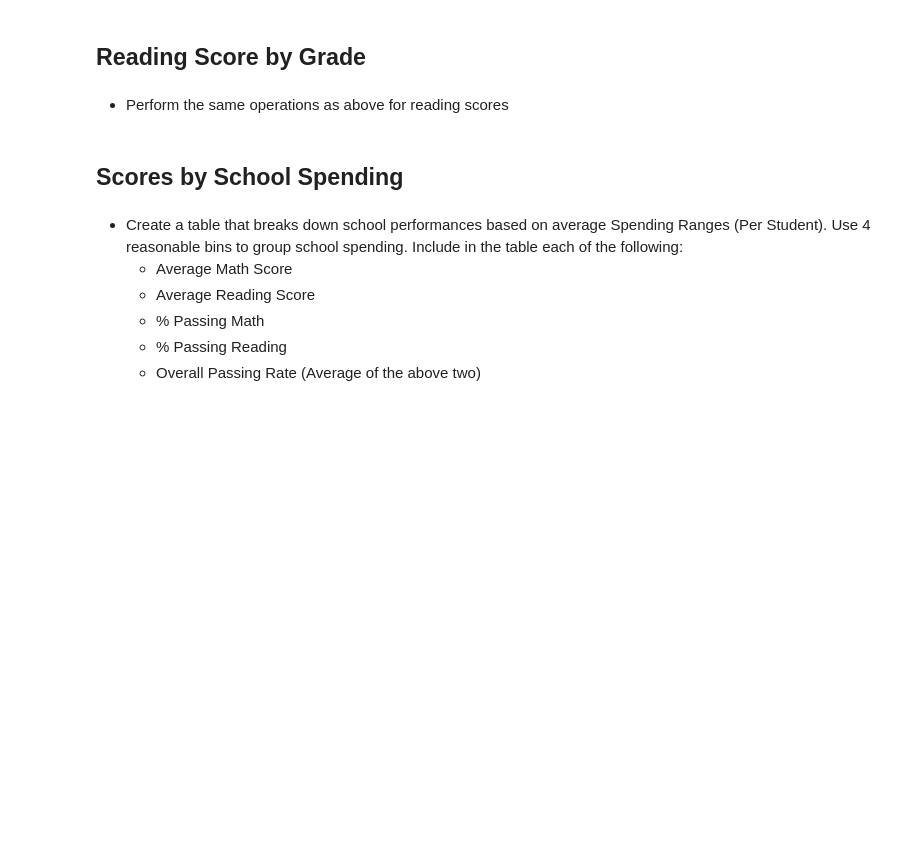
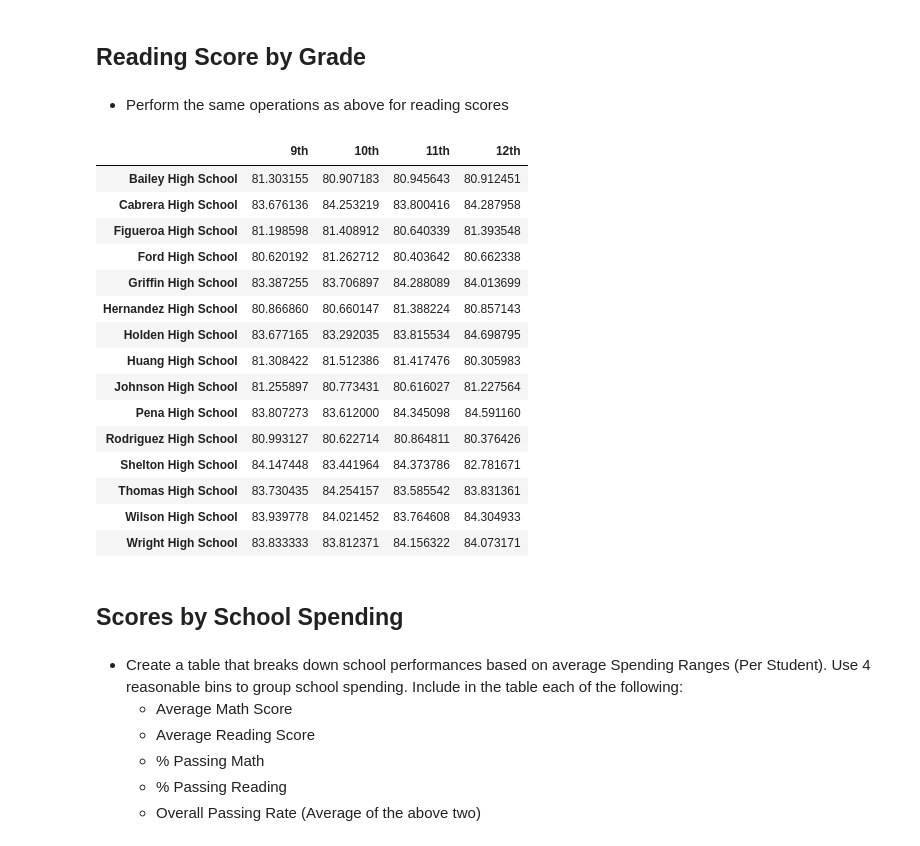
Before and after one commit to Asiha14/pandas-challenge, a Jupyter notebook: PyCitySchools/PyCitySchools_starter.ipynb, the cells around one changed output. Cells and saved outputs as stored; diff of their text form; code cells hidden in the pictures; blank space fills up the shorter version.

```diff
--- a/PyCitySchools/PyCitySchools_starter.ipynb
+++ b/PyCitySchools/PyCitySchools_starter.ipynb
@@ -305,6 +387,103 @@ re_sort_school_summary.head(5)
 ## Reading Score by Grade
 # %% [markdown]
 * Perform the same operations as above for reading scores
+# %%
+i=0
+series_read_9 = []
+read_9 = 0
+avg_9 = 0
+count_9 = 0
+series_read_10 = []
+read_10 = 0
+avg_10 = 0
+count_10 = 0
+series_read_11 = []
+read_11 = 0
+avg_11 = 0
+count_11 = 0
+series_read_12 = []
+read_12 = 0
+avg_12 = 0
+count_12 = 0
+
+
+for index, row in df.iterrows():
+    if row[4] == unique[i]:
+        if row[3] == '9th':
+            read_9 += row[5]
+            count_9 +=1
+
+        if row[3] == '10th':
+            read_10 += row[5]
+            count_10 +=1
+
+        if row[3] == '11th':
+            read_11 += row[5]
+            count_11 +=1
+
+        if row[3] == '12th':
+            read_12 += row[5]
+            count_12 +=1
+    else:
+        avg_9 = (read_9 / count_9)
+        series_read_9.append(avg_9)
+        avg_10 = (read_10 / count_10)
+        series_read_10.append(avg_10)
+        avg_11 = (read_11 / count_11)
+        series_read_11.append(avg_11)
+        avg_12 = (read_12 / count_12)
+        series_read_12.append(avg_12)
+        read_9 = 0
+        read_10 = 0
+        read_11 = 0
+        read_12 = 0
+        count_9 = 0
+        count_10 = 0
+        count_11 = 0
+        count_12 = 0
+        i += 1
+
+avg_9 = (read_9 / count_9)
+series_read_9.append(avg_9)
+avg_10 = (read_10 / count_10)
+series_read_10.append(avg_10)
+avg_11 = (read_11 / count_11)
+series_read_11.append(avg_11)
+avg_12 = (read_12 / count_12)
+series_read_12.append(avg_12)
+
+
+s_read_9 = pd.Series(series_read_9, index= unique)
+s_read_10 = pd.Series(series_read_10, index= unique)
+s_read_11 = pd.Series(series_read_11, index= unique)
+s_read_12 = pd.Series(series_read_12, index= unique)
+
+df_read_9 = pd.DataFrame(s_read_9,columns= ['9th'])
+df_read_10 = pd.DataFrame(s_read_10,columns= ['10th'])
+df_read_11 = pd.DataFrame(s_read_11,columns=['11th'])
+df_read_12 = pd.DataFrame(s_read_12,columns=['12th'])
+
+read_merge1 = pd.merge(df_read_9,df_read_10, left_index=True,right_index=True)
+read_merge2 = pd.merge(df_read_11,df_read_12, left_index=True,right_index=True)
+final_read_merge = pd.merge(read_merge1,read_merge2, left_index=True,right_index=True)
+final_read_merge
+# %% [output]
+|  | 9th | 10th | 11th | 12th |
+| Bailey High School | 81.303155 | 80.907183 | 80.945643 | 80.912451 |
+| Cabrera High School | 83.676136 | 84.253219 | 83.800416 | 84.287958 |
+| Figueroa High School | 81.198598 | 81.408912 | 80.640339 | 81.393548 |
+| Ford High School | 80.620192 | 81.262712 | 80.403642 | 80.662338 |
+| Griffin High School | 83.387255 | 83.706897 | 84.288089 | 84.013699 |
+| Hernandez High School | 80.866860 | 80.660147 | 81.388224 | 80.857143 |
+| Holden High School | 83.677165 | 83.292035 | 83.815534 | 84.698795 |
+| Huang High School | 81.308422 | 81.512386 | 81.417476 | 80.305983 |
+| Johnson High School | 81.255897 | 80.773431 | 80.616027 | 81.227564 |
+| Pena High School | 83.807273 | 83.612000 | 84.345098 | 84.591160 |
+| Rodriguez High School | 80.993127 | 80.622714 | 80.864811 | 80.376426 |
+| Shelton High School | 84.147448 | 83.441964 | 84.373786 | 82.781671 |
+| Thomas High School | 83.730435 | 84.254157 | 83.585542 | 83.831361 |
+| Wilson High School | 83.939778 | 84.021452 | 83.764608 | 84.304933 |
+| Wright High School | 83.833333 | 83.812371 | 84.156322 | 84.073171 |
 # %% [markdown]
 ## Scores by School Spending
 # %% [markdown]
```
Also changed, not shown: parts of 5 cells of this notebook.
